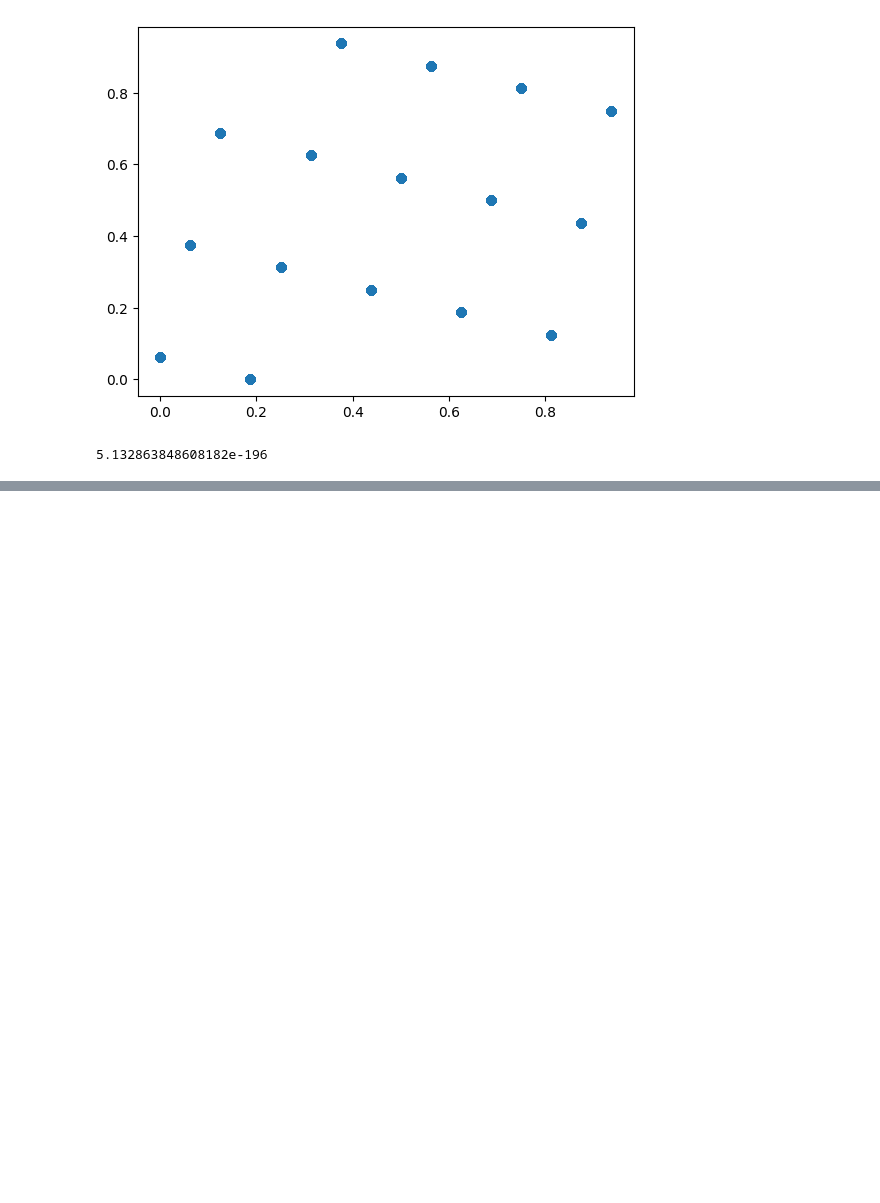
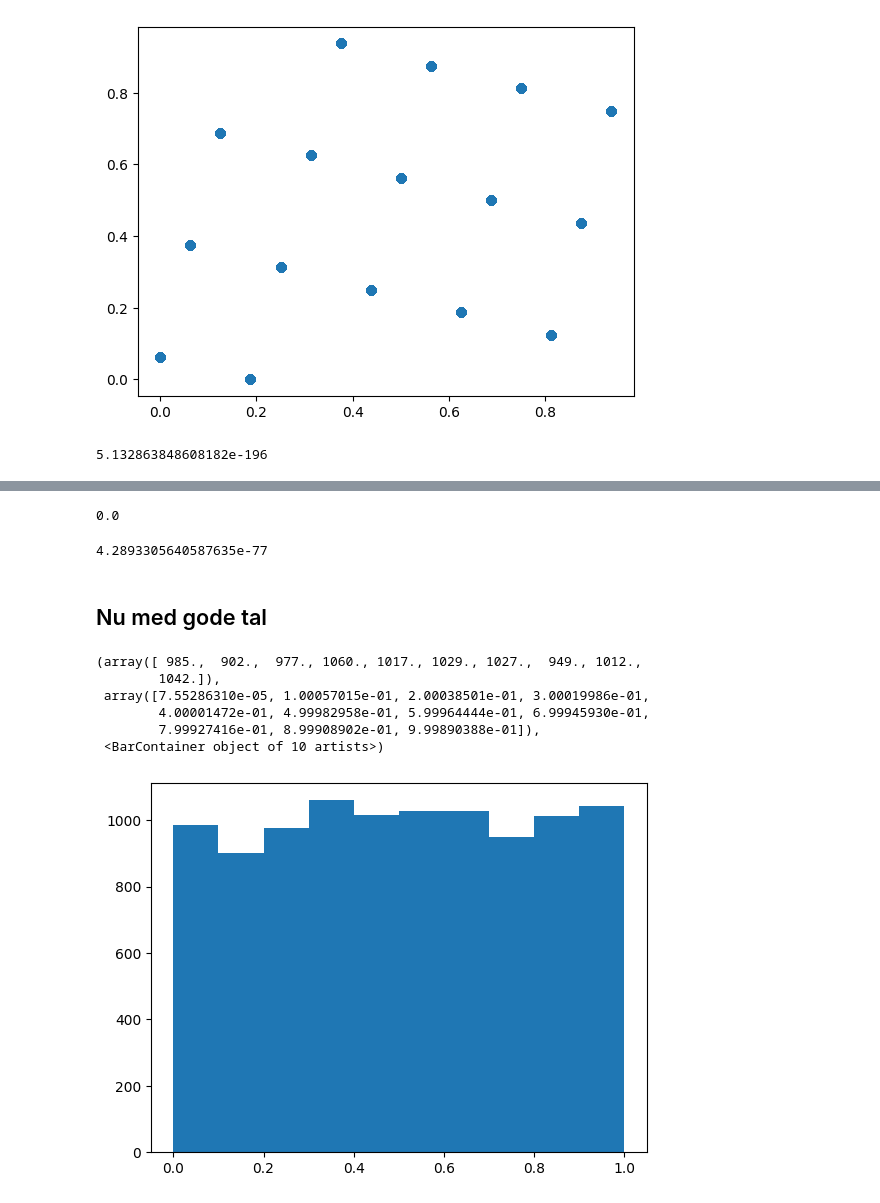
Before and after one commit to AgnesOlsen/02443_Stocastic_Simulation, a Jupyter notebook: Notebooks/Signe.ipynb, the cells around one changed output, grey strips where cells are left out. Cells and saved outputs as stored; diff of their text form; code cells hidden in the pictures; blank space fills up the shorter version.

```diff
--- a/Notebooks/Signe.ipynb
+++ b/Notebooks/Signe.ipynb
@@ -69,0 +138,4 @@ Kolmogorov_smirnov(num, 100)
+# %%
+Knuth_up_down(num)
+# %% [output]
+0.0
@@ -69,0 +149,21 @@ Kolmogorov_smirnov(num, 100)
+# %%
+correlation_coef(num,4) # Det er endnu mere rejectable når h bliver større
+# %% [output]
+4.2893305640587635e-77
+# %% [markdown]
+## Nu med gode tal
+# %%
+a = 1203515245
+c =12345
+M = 2**32
+# Generating random numbers (10000) and histogram
+num = linear_congruence_RNG(a,c,M,3,10000)
+plt.hist(num,10)
+# %% [output]
+(array([ 985.,  902.,  977., 1060., 1017., 1029., 1027.,  949., 1012.,
+        1042.]),
+ array([7.55286310e-05, 1.00057015e-01, 2.00038501e-01, 3.00019986e-01,
+        4.00001472e-01, 4.99982958e-01, 5.99964444e-01, 6.99945930e-01,
+        7.99927416e-01, 8.99908902e-01, 9.99890388e-01]),
+ <BarContainer object of 10 artists>)
+[figure, added]
```
Also changed, not shown: parts of 8 cells of this notebook.
